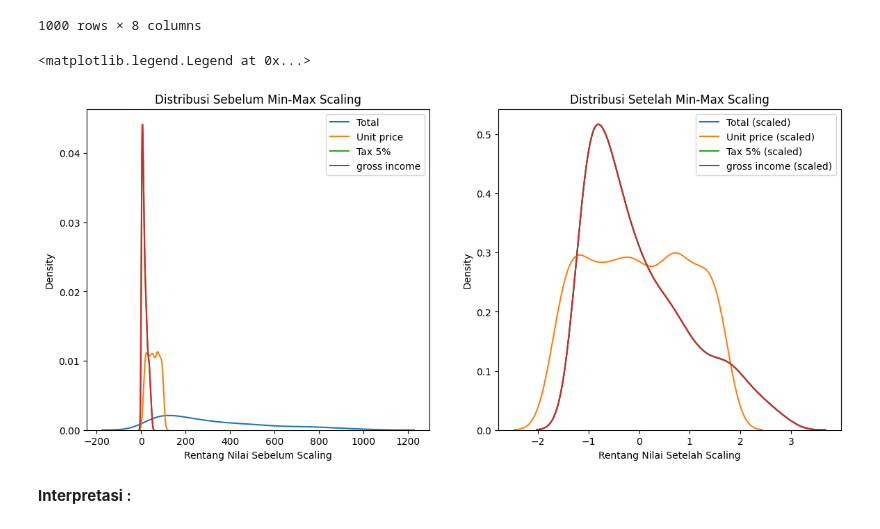
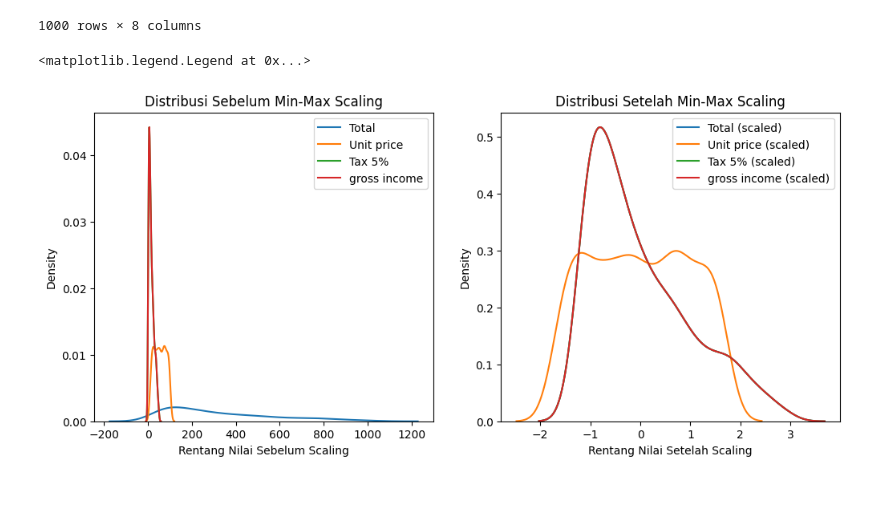
Before and after one commit to Herdvair/Tasks, a Jupyter notebook: Data_Manipulation.ipynb, the cells around one changed output. Saved outputs shown, nothing was run; the diff lists cells and outputs as text; code cells hidden in the pictures; blank space fills up the shorter version.

```diff
--- a/Data_Manipulation.ipynb
+++ b/Data_Manipulation.ipynb
@@ -258,29 +263,27 @@ append_minmaxdf
 1000 rows × 8 columns
 # %%
 # Plot distribusi sebelum dan sesudah Min-Max Scaling
-fig, (ax1, ax2) = plt.subplots(ncols=2, figsize=(14, 6)) # Perbesar figsize agar lebih jelas
+fig, (ax1, ax2) = plt.subplots(ncols=2, figsize=(12, 5)) # Perbesar figsize agar lebih jelas
 
 # Plot distribusi sebelum Min-Max Scaling
 ax1.set_title('Distribusi Sebelum Min-Max Scaling')
 sns.kdeplot(data=append_minmaxdf, x='Total', ax=ax1, label='Total')
 sns.kdeplot(data=append_minmaxdf, x='Unit price', ax=ax1, label='Unit price')
 sns.kdeplot(data=append_minmaxdf, x='Tax 5%', ax=ax1, label='Tax 5%')
 sns.kdeplot(data=append_minmaxdf, x='gross income', ax=ax1, label='gross income')
 ax1.set_xlabel('Rentang Nilai Sebelum Scaling')
 
 # Plot distribusi setelah Min-Max Scaling
 ax2.set_title('Distribusi Setelah Min-Max Scaling')
 sns.kdeplot(data=append_minmaxdf, x='Total_minmax', ax=ax2, label='Total (scaled)')
 sns.kdeplot(data=append_minmaxdf, x='Unit price_minmax', ax=ax2, label='Unit price (scaled)')
 sns.kdeplot(data=append_minmaxdf, x='Tax 5%_minmax', ax=ax2, label='Tax 5% (scaled)')
 sns.kdeplot(data=append_minmaxdf, x='gross income_minmax', ax=ax2, label='gross income (scaled)')
 ax2.set_xlabel('Rentang Nilai Setelah Scaling')
 
 
 ax1.legend()
 ax2.legend()
 # %% [output]
 <matplotlib.legend.Legend at 0x...>
-[figure, old version]
+[figure, new version]
-# %% [markdown]
-**Interpretasi :**
```
Also changed, not shown: parts of 5 cells of this notebook.
